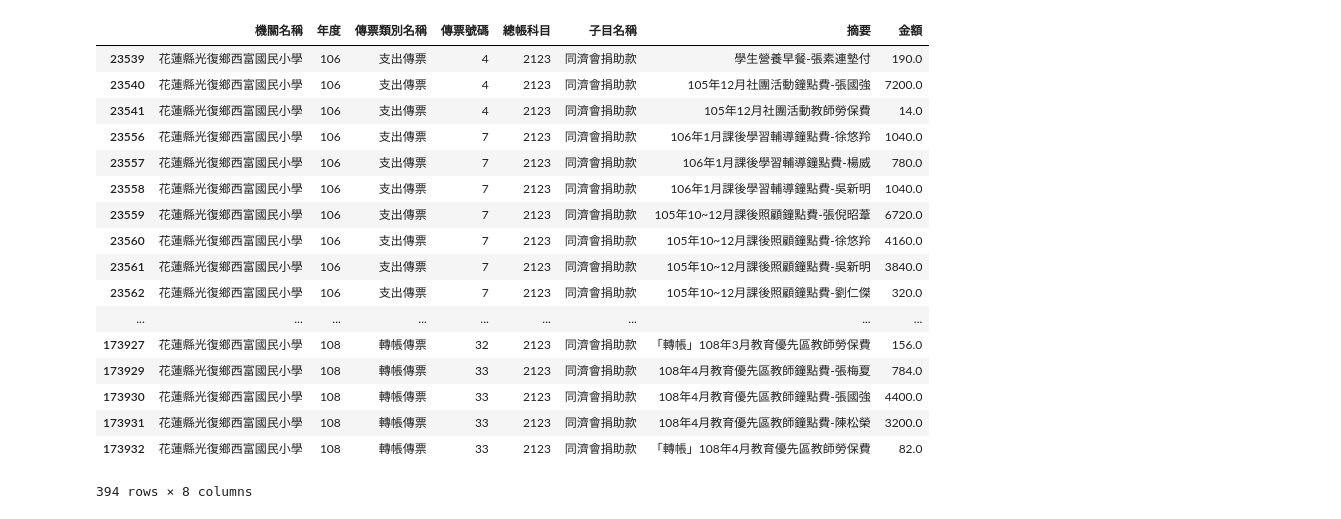
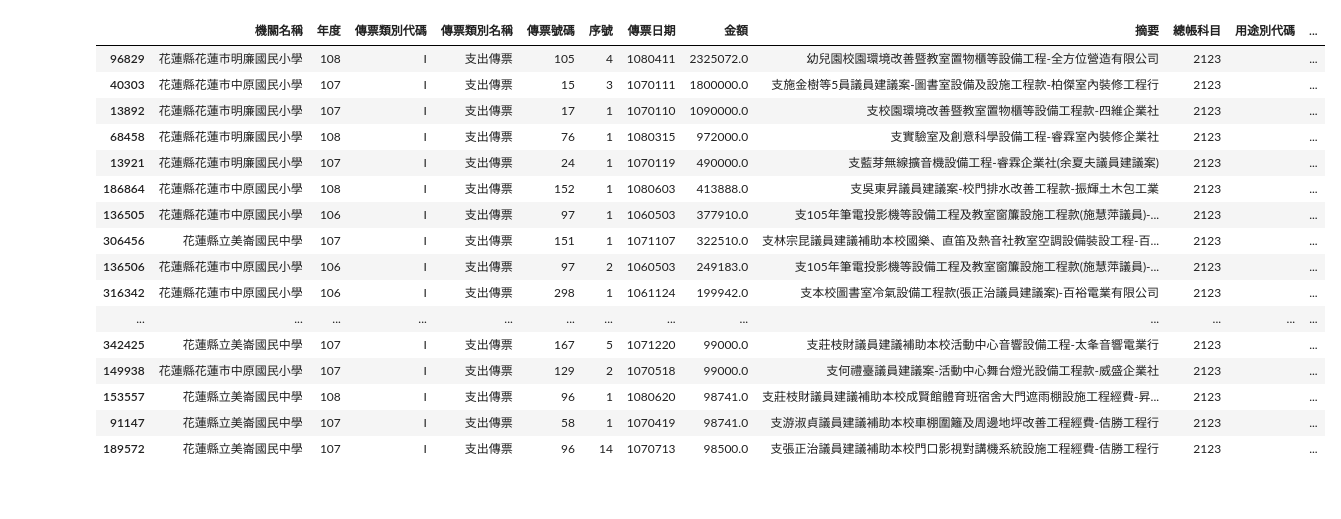
Before and after one commit to fhopecc/stxt, a Jupyter notebook: jupyter/ais_damage_no_in_treasuary.ipynb, the cells around one changed output. Drawn from its saved outputs; the diff is of its cells as text; code cells hidden in the pictures.

```diff
--- a/jupyter/ais_damage_no_in_treasuary.ipynb
+++ b/jupyter/ais_damage_no_in_treasuary.ipynb
@@ -6,21 +6,21 @@ pd.options.display.max_colwidth=0 #顯示全部字串
 #付款憑單-集中支付檔-cetralized payment
 e106 = pd.read_csv(r'c:\ais\106\資料匯出-20190812095742-付款憑單明細檔.csv')
 e107 = pd.read_csv(r'c:\ais\107\資料匯出-20190615134322-付款憑單明細檔.csv')
-e108 = pd.read_csv(r'c:\ais\108_01_07\資料匯出-20190827103901-付款憑單明細檔.csv')
+e108 = pd.read_csv(r'c:\ais\108_01_08\資料匯出-20191015114223-付款憑單明細檔.csv')
 e = pd.concat([e106,e107,e108],axis=0)
 #請購單-cetralized payment
 a106 = pd.read_csv(r'c:\ais\106\資料匯出-20190812095742-請購單明細檔.csv')
 a107 = pd.read_csv(r'c:\ais\107\資料匯出-20190615134322-請購單明細檔.csv')
-a108 = pd.read_csv(r'c:\ais\108_01_07\資料匯出-20190827103901-請購單明細檔.csv')
+a108 = pd.read_csv(r'c:\ais\108_01_08\資料匯出-20191015114223-請購單明細檔.csv')
 a = pd.concat([a106,a107,a108],axis=0)
 #收入傳票 income
 i106 = pd.read_csv(r'c:\ais\106\資料匯出-20190812095742-收入傳票明細檔.csv',error_bad_lines=False)
 i107 = pd.read_csv(r'c:\ais\107\資料匯出-20190615134322-收入傳票明細檔.csv',error_bad_lines=False)
-i108 = pd.read_csv(r'c:\ais\108_01_07\資料匯出-20190827103901-收入傳票明細檔.csv',error_bad_lines=False)
+i108 = pd.read_csv(r'c:\ais\108_01_08\資料匯出-20191015114223-收入傳票明細檔.csv',error_bad_lines=False)
 i = pd.concat([i106,i107,i108],axis=0)
 p106 = pd.read_csv(r'c:\ais\106\資料匯出-20190812095742-明細分類帳.csv')
 p107 = pd.read_csv(r'c:\ais\107\資料匯出-20190615134322-明細分類帳.csv')
-p108 = pd.read_csv(r'c:\ais\108_01_07\資料匯出-20190827103901-明細分類帳.csv')
+p108 = pd.read_csv(r'c:\ais\108_01_08\資料匯出-20191015114223-明細分類帳.csv')
 p = pd.concat([p106,p107,p108],axis=0)
 p['傳票年份']=round(p['傳票日期']/10000,0).astype(int)
 e.columns
@@ -27,26 +46,37 @@ e.columns
+# %%
+#抽查學校挑議員補助款及災備金
+p[p['子目名稱'].str.contains('議員|災害', na=False)
+ &p['機關名稱'].str.contains('美崙|明廉|中原', na=False)
+ &p['借貸方註記']==1
+ ][[ '機關名稱', '年度'
+   , '傳票類別代碼', '傳票類別名稱', '傳票號碼', '序號'
+   , '傳票日期', '金額'
+   , '摘要', '總帳科目', '用途別代碼', '分支計畫代碼', '分支計畫名稱', '子目代碼', '子目名稱'
+   , '經費來源名稱']
+  ].sort_values(by=['金額']
+               ,ascending=[False]).head(20)
+# %% [output]
+|  | 機關名稱 | 年度 | 傳票類別代碼 | 傳票類別名稱 | 傳票號碼 | 序號 | 傳票日期 | 金額 | 摘要 | 總帳科目 | 用途別代碼 | ... |
+| 96829 | 花蓮縣花蓮市明廉國民小學 | 108 | I | 支出傳票 | 105 | 4 | 1080411 | 2325072.0 | 幼兒園校園環境改善暨教室置物櫃等設備工程-全方位營造有限公司 | 2123 |  | ... |
+| 40303 | 花蓮縣花蓮市中原國民小學 | 107 | I | 支出傳票 | 15 | 3 | 1070111 | 1800000.0 | 支施金樹等5員議員建議案-圖書室設備及設施工程款-柏傑室內裝修工程行 | 2123 |  | ... |
+| 13892 | 花蓮縣花蓮市明廉國民小學 | 107 | I | 支出傳票 | 17 | 1 | 1070110 | 1090000.0 | 支校園環境改善暨教室置物櫃等設備工程款-四維企業社 | 2123 |  | ... |
+| 68458 | 花蓮縣花蓮市明廉國民小學 | 108 | I | 支出傳票 | 76 | 1 | 1080315 | 972000.0 | 支實驗室及創意科學設備工程-睿霖室內裝修企業社 | 2123 |  | ... |
+| 13921 | 花蓮縣花蓮市明廉國民小學 | 107 | I | 支出傳票 | 24 | 1 | 1070119 | 490000.0 | 支藍芽無線擴音機設備工程-睿霖企業社(余夏夫議員建議案) | 2123 |  | ... |
+| 186864 | 花蓮縣花蓮市中原國民小學 | 108 | I | 支出傳票 | 152 | 1 | 1080603 | 413888.0 | 支吳東昇議員建議案-校門排水改善工程款-振輝土木包工業 | 2123 |  | ... |
+| 136505 | 花蓮縣花蓮市中原國民小學 | 106 | I | 支出傳票 | 97 | 1 | 1060503 | 377910.0 | 支105年筆電投影機等設備工程及教室窗簾設施工程款(施慧萍議員)-... | 2123 |  | ... |
+| 306456 | 花蓮縣立美崙國民中學 | 107 | I | 支出傳票 | 151 | 1 | 1071107 | 322510.0 | 支林宗昆議員建議補助本校國樂、直笛及熱音社教室空調設備裝設工程-百... | 2123 |  | ... |
+| 136506 | 花蓮縣花蓮市中原國民小學 | 106 | I | 支出傳票 | 97 | 2 | 1060503 | 249183.0 | 支105年筆電投影機等設備工程及教室窗簾設施工程款(施慧萍議員)-... | 2123 |  | ... |
+| 316342 | 花蓮縣花蓮市中原國民小學 | 106 | I | 支出傳票 | 298 | 1 | 1061124 | 199942.0 | 支本校圖書室冷氣設備工程款(張正治議員建議案)-百裕電業有限公司 | 2123 |  | ... |
+| ... | ... | ... | ... | ... | ... | ... | ... | ... | ... | ... | ... | ... |
+| 342425 | 花蓮縣立美崙國民中學 | 107 | I | 支出傳票 | 167 | 5 | 1071220 | 99000.0 | 支莊枝財議員建議補助本校活動中心音響設備工程-太夆音響電業行 | 2123 |  | ... |
+| 149938 | 花蓮縣花蓮市中原國民小學 | 107 | I | 支出傳票 | 129 | 2 | 1070518 | 99000.0 | 支何禮臺議員建議案-活動中心舞台燈光設備工程款-威盛企業社 | 2123 |  | ... |
+| 153557 | 花蓮縣立美崙國民中學 | 108 | I | 支出傳票 | 96 | 1 | 1080620 | 98741.0 | 支莊枝財議員建議補助本校成賢館體育班宿舍大門遮雨棚設施工程經費-昇... | 2123 |  | ... |
+| 91147 | 花蓮縣立美崙國民中學 | 107 | I | 支出傳票 | 58 | 1 | 1070419 | 98741.0 | 支游淑貞議員建議補助本校車棚圍籬及周邊地坪改善工程經費-佶勝工程行 | 2123 |  | ... |
+| 189572 | 花蓮縣立美崙國民中學 | 107 | I | 支出傳票 | 96 | 14 | 1070713 | 98500.0 | 支張正治議員建議補助本校門口影視對講機系統設施工程經費-佶勝工程行 | 2123 |  | ... |
 # %%
 p[p['總帳科目'].str.contains('2123')
  &p['子目名稱'].str.contains('同濟會捐助款')
  ][['機關名稱', '年度', '傳票類別名稱', '傳票號碼', '總帳科目', '子目名稱', '摘要', '金額']]
-# %% [output]
-|  | 機關名稱 | 年度 | 傳票類別名稱 | 傳票號碼 | 總帳科目 | 子目名稱 | 摘要 | 金額 |
-| 23539 | 花蓮縣光復鄉西富國民小學 | 106 | 支出傳票 | 4 | 2123 | 同濟會捐助款 | 學生營養早餐-張素連墊付 | 190.0 |
-| 23540 | 花蓮縣光復鄉西富國民小學 | 106 | 支出傳票 | 4 | 2123 | 同濟會捐助款 | 105年12月社團活動鐘點費-張國強 | 7200.0 |
-| 23541 | 花蓮縣光復鄉西富國民小學 | 106 | 支出傳票 | 4 | 2123 | 同濟會捐助款 | 105年12月社團活動教師勞保費 | 14.0 |
-| 23556 | 花蓮縣光復鄉西富國民小學 | 106 | 支出傳票 | 7 | 2123 | 同濟會捐助款 | 106年1月課後學習輔導鐘點費-徐悠羚 | 1040.0 |
-| 23557 | 花蓮縣光復鄉西富國民小學 | 106 | 支出傳票 | 7 | 2123 | 同濟會捐助款 | 106年1月課後學習輔導鐘點費-楊威 | 780.0 |
-| 23558 | 花蓮縣光復鄉西富國民小學 | 106 | 支出傳票 | 7 | 2123 | 同濟會捐助款 | 106年1月課後學習輔導鐘點費-吳新明 | 1040.0 |
-| 23559 | 花蓮縣光復鄉西富國民小學 | 106 | 支出傳票 | 7 | 2123 | 同濟會捐助款 | 105年10~12月課後照顧鐘點費-張倪昭葦 | 6720.0 |
-| 23560 | 花蓮縣光復鄉西富國民小學 | 106 | 支出傳票 | 7 | 2123 | 同濟會捐助款 | 105年10~12月課後照顧鐘點費-徐悠羚 | 4160.0 |
-| 23561 | 花蓮縣光復鄉西富國民小學 | 106 | 支出傳票 | 7 | 2123 | 同濟會捐助款 | 105年10~12月課後照顧鐘點費-吳新明 | 3840.0 |
-| 23562 | 花蓮縣光復鄉西富國民小學 | 106 | 支出傳票 | 7 | 2123 | 同濟會捐助款 | 105年10~12月課後照顧鐘點費-劉仁傑 | 320.0 |
-| ... | ... | ... | ... | ... | ... | ... | ... | ... |
-| 173927 | 花蓮縣光復鄉西富國民小學 | 108 | 轉帳傳票 | 32 | 2123 | 同濟會捐助款 | 「轉帳」108年3月教育優先區教師勞保費 | 156.0 |
-| 173929 | 花蓮縣光復鄉西富國民小學 | 108 | 轉帳傳票 | 33 | 2123 | 同濟會捐助款 | 108年4月教育優先區教師鐘點費-張梅夏 | 784.0 |
-| 173930 | 花蓮縣光復鄉西富國民小學 | 108 | 轉帳傳票 | 33 | 2123 | 同濟會捐助款 | 108年4月教育優先區教師鐘點費-張國強 | 4400.0 |
-| 173931 | 花蓮縣光復鄉西富國民小學 | 108 | 轉帳傳票 | 33 | 2123 | 同濟會捐助款 | 108年4月教育優先區教師鐘點費-陳松榮 | 3200.0 |
-| 173932 | 花蓮縣光復鄉西富國民小學 | 108 | 轉帳傳票 | 33 | 2123 | 同濟會捐助款 | 「轉帳」108年4月教育優先區教師勞保費 | 82.0 |
-394 rows × 8 columns
 # %%
 p[p['摘要'].str.contains('禮品|繳回|結餘|解聘|勞保|賠償',na=False)
  &p['總帳科目'].str.contains('2123')
```
Also changed, not shown: parts of 3 cells of this notebook, 3 other files.
